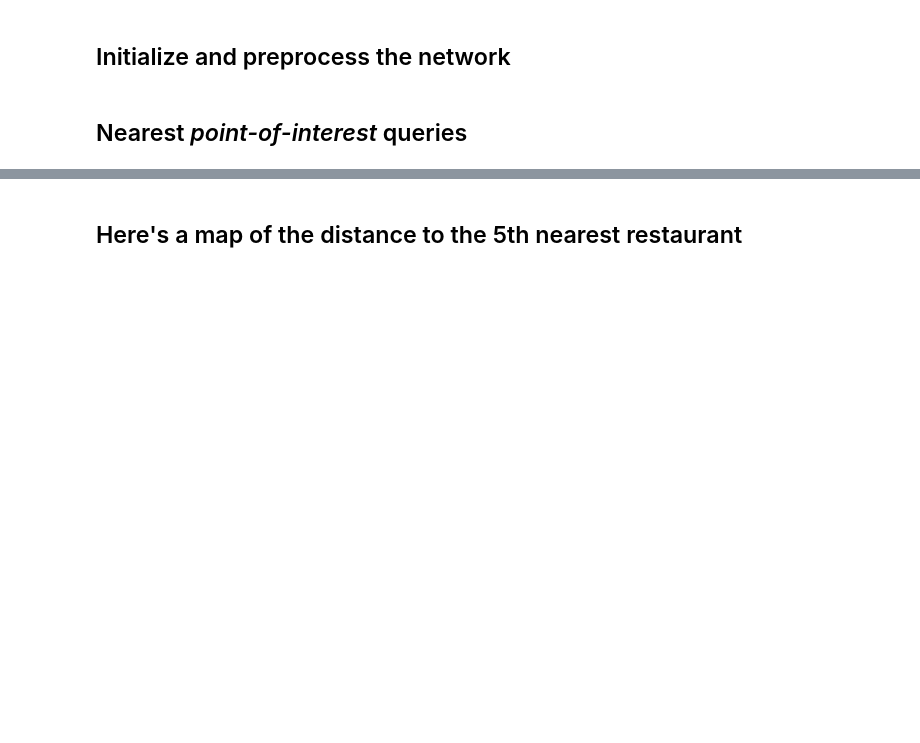
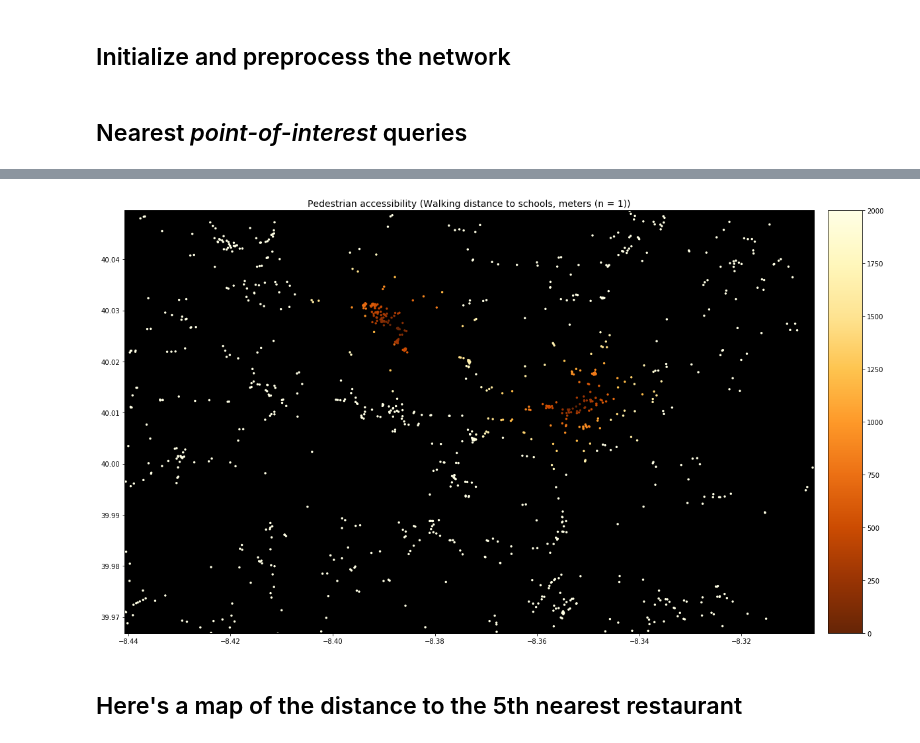
Before and after one commit to fillipefeitosa/gettin, a Jupyter notebook: pandana/Pandana - Aveiro.ipynb, the cells around one changed output, grey strips where cells are left out. Saved outputs shown, nothing was run; the diff lists cells and outputs as text; code cells hidden in the pictures; blank space fills up the shorter version.

```diff
--- a/pandana/Pandana - Aveiro.ipynb
+++ b/pandana/Pandana - Aveiro.ipynb
@@ -47,10 +53,7 @@ network.save_hdf5('data/aveiro2.h5')
 
 Download the data here: https://s3-us-west-1.amazonaws.com/synthpop-data2/pandana/osm_bayarea.h5
 # %%
-store = pd.HDFStore('data/aveiro.h5', "r")
+store = pd.HDFStore('data/aveiro3.h5', "r")
 # store = network
 nodes = store.nodes
 edges = store.edges
-print(nodes.head(3))
-print(edges.head(3))
-edges
@@ -95,8 +70,8 @@ net.precompute(3000)
 ## Nearest *point-of-interest* queries
 # %%
 
-net.set_pois("schools", 2000, 10, x, y)
+net.set_pois("schools", 2000, 3, x, y)
 # %%
-a = net.nearest_pois(2000, "schools", num_pois=10)
-print(a.head(1))
+a = net.nearest_pois(2000, "schools", num_pois=3)
+a.head(10)
 # %% [output]
@@ -112,10 +89,0 @@ id
-# %%
-fig_kwargs = {'figsize': [40, 30]}
-bmap_kwargs = {'suppress_ticks': False, 'resolution': 'h', 'epsg': '26943'}
-plot_kwargs = {'cmap': 'BrBG', 's': 8, 'edgecolor': 'none'}
-
-sf_tmp = [-8.800068,40.533581,-8.571186,40.68614]
-sf_bbox = [sf_tmp[1], sf_tmp[0], sf_tmp[3], sf_tmp[2]]
-
-net.plot(a[1], bbox=sf_bbox,
-         fig_kwargs=fig_kwargs, bmap_kwargs=bmap_kwargs, plot_kwargs=plot_kwargs)
@@ -149,3 +90,16 @@ a
+# %%
+def plot_nearest_amenity(amenity,accessibility, n):
+    fig_kwargs = {'figsize': [20, 20]}
+    bmap_kwargs = {'suppress_ticks': False, 'resolution': 'h', 'epsg': '4326'}
+    plot_kwargs = {'cmap': 'YlOrBr_r', 's': 12, 'edgecolor': 'none'}
+    bmap,fig, ax = network.plot(accessibility[n], bbox=bbox,
+                               fig_kwargs=fig_kwargs, bmap_kwargs=bmap_kwargs, plot_kwargs=plot_kwargs)
+    ax.set_facecolor('k')
+    ax.set_title('Pedestrian accessibility (Walking distance to {}, meters (n = {}))'.format(amenity,n), fontsize=14);
+
+plot_nearest_amenity('schools',a,1)
+# %% [output]
+[figure, added]
 # %% [markdown]
 ## Here's a map of the distance to the 5th nearest restaurant
 # %%
```
Also changed, not shown: parts of 9 cells of this notebook, 3 other files.
